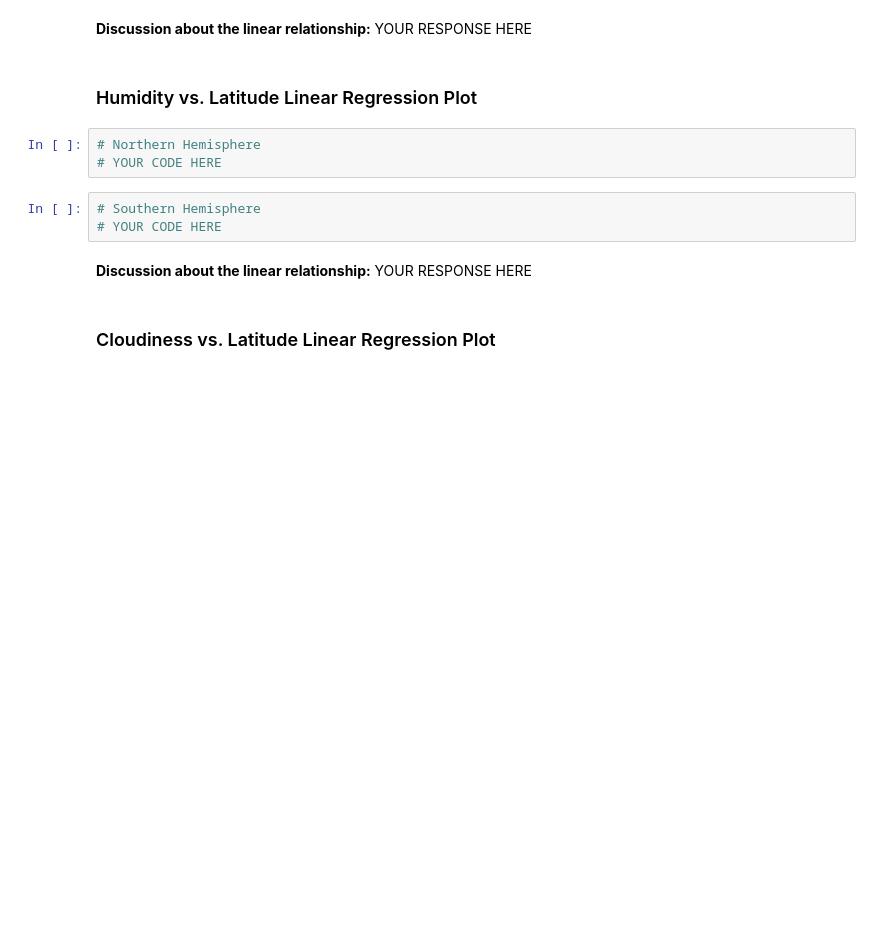
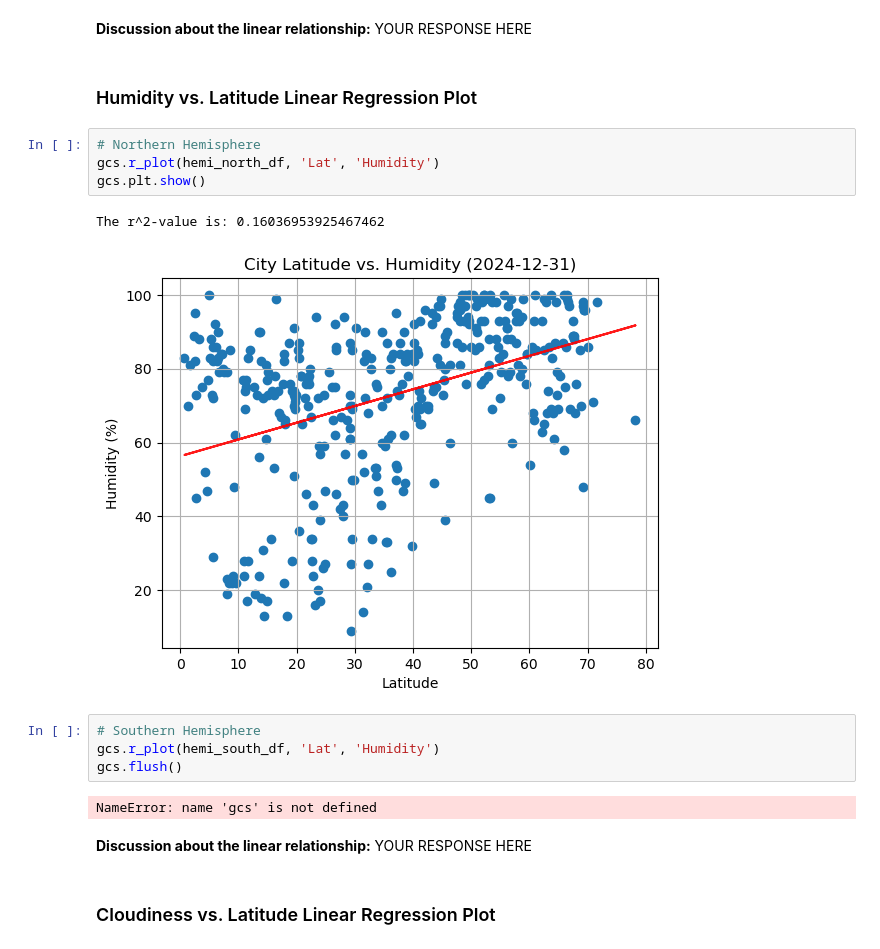
Before and after one commit to Neelka96/python-api-challenge, a Jupyter notebook: WeatherPy/WeatherPy.ipynb, the cells around one changed output. Saved outputs shown, nothing was run; the diff lists cells and outputs as text; blank space fills up the shorter version.

```diff
--- a/WeatherPy/WeatherPy.ipynb
+++ b/WeatherPy/WeatherPy.ipynb
@@ -268,12 +275,19 @@ The r^2-value is: -0.8585962881070328
 **Discussion about the linear relationship:** YOUR RESPONSE HERE
 # %% [markdown]
 ### Humidity vs. Latitude Linear Regression Plot
-# %%
-# Northern Hemisphere
-# YOUR CODE HERE
-# %%
-# Southern Hemisphere
-# YOUR CODE HERE
+# %%
+# Northern Hemisphere
+gcs.r_plot(hemi_north_df, 'Lat', 'Humidity')
+gcs.plt.show()
+# %% [output]
+The r^2-value is: 0.16036953925467462
+[figure, added]
+# %%
+# Southern Hemisphere
+gcs.r_plot(hemi_south_df, 'Lat', 'Humidity')
+gcs.flush()
+# %% [output]
+NameError: name 'gcs' is not defined
 # %% [markdown]
 **Discussion about the linear relationship:** YOUR RESPONSE HERE
 # %% [markdown]
```
Also changed, not shown: parts of 16 cells of this notebook, 1 other file.
